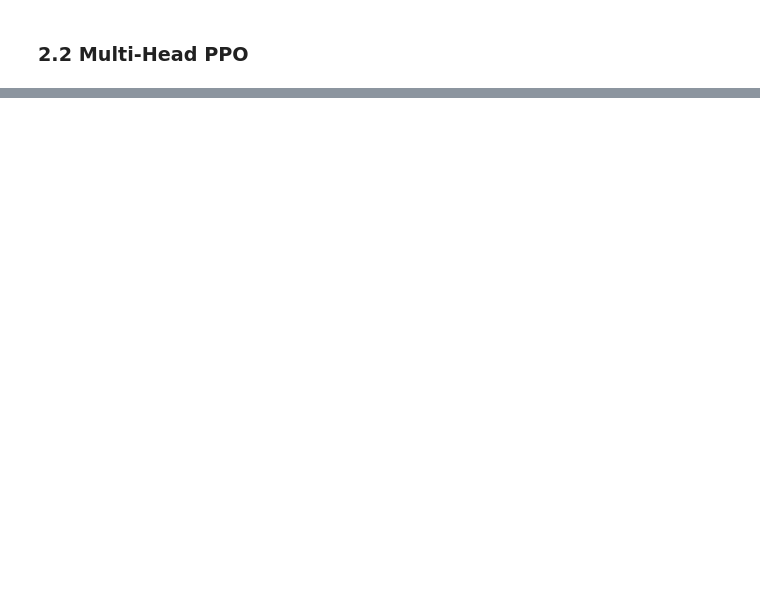
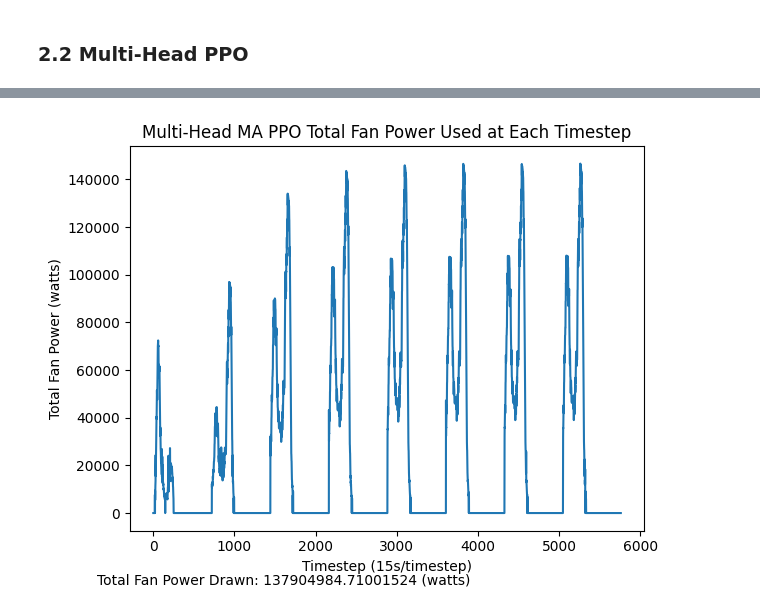
Before and after one commit to yifrankliu/NVAITC, a Jupyter notebook: sustain-lc/benchmarking.ipynb, the cells around one changed output, grey strips where cells are left out. Cells and saved outputs as stored; diff of their text form; code cells hidden in the pictures; blank space fills up the shorter version.

```diff
--- a/sustain-lc/benchmarking.ipynb
+++ b/sustain-lc/benchmarking.ipynb
@@ -224,9 +235,9 @@ from multiagent_ca_ppo import multiagent_ppo_dtde
 from mh_frontier_env import MH_SmallFrontierModel
 from train_mh_ma_ca_ppo import batchify_observations, categorize_actions
 # %%
-# MA PPO specific vars
+# MH MA PPO specific vars
 random_seed = 123
 env_name = "MH_SmallFrontierModel"
 agent_type = 'MultiHead_CA_PPO'
 run_num_pretrained = 2
-MH_weights_directory = path("MH_MA_CA_PPO_preTrained\MH_SmallFrontierModel")
+MH_weights_directory = "MH_MA_CA_PPO_preTrained/MH_SmallFrontierModel/"
@@ -234,17 +250,17 @@ MH_weights_directory = path("MH_MA_CA_PPO_preTrained\MH_SmallFrontierModel")
 # set seed for reproducibility
 if random_seed:
     torch.manual_seed(random_seed)
-    sfm.seed(random_seed)  # pylint: disable=no-member
+    mh_sfm.seed(random_seed)  # pylint: disable=no-member
     np.random.seed(random_seed)
 
 # init agents and load trained weights,
-agent_mdp_dict = {'CDUCAB' : {'state_dim': sfm.observation_space['cdu-cabinet-1'].shape[0],
-                              'action_dim': {'top-level':sfm.action_space['cdu-cabinet-1']['top-level'].shape[0],
-                                             'valve-level':sfm.action_space['cdu-cabinet-1']['valve-level'].shape[0]},
+agent_mdp_dict = {'CDUCAB' : {'state_dim': mh_sfm.observation_space['cdu-cabinet-1'].shape[0],
+                              'action_dim': {'top-level':mh_sfm.action_space['cdu-cabinet-1']['top-level'].shape[0],
+                                             'valve-level':mh_sfm.action_space['cdu-cabinet-1']['valve-level'].shape[0]},
                               'num_centralized_actions' : 5},
 
-                    'CT'        : {'state_dim': sfm.observation_space['cooling-tower-1'].shape[0],
-                                   'action_dim': sfm.action_space['cooling-tower-1'].n,
+                    'CT'        : {'state_dim': mh_sfm.observation_space['cooling-tower-1'].shape[0],
+                                   'action_dim': mh_sfm.action_space['cooling-tower-1'].n,
                                    'num_centralized_actions' : 1,
                                    'has_continuous_action_space': False}
 }
@@ -256,11 +272,11 @@ for agent_id in agent_mdp_dict.keys():
     assert os.path.exists(checkpoint_path), f"Error: {checkpoint_path} does not exist"
     ppo_agent.load(checkpoint_path, agent_id)
 # %%
-# MA PPO Benchmark
-MH_PPO_rec = []
+# MH MA PPO Benchmark
+MH_MA_PPO_rec = []
 
 # reset FMU model env before running an ep
-state = sfm.reset()
+state = mh_sfm.reset()
 batch_state_dict = batchify_observations(state)
 
 # still a list of dicts is kept as the result for df conversion & plotting
@@ -278,11 +294,11 @@ for k in episode_length:
     # categorize actions in to dict format for env
     categorized_actions = categorize_actions(actions)
 
-    state, rewards, done, info = sfm.step(categorized_actions)
+    state, rewards, done, info = mh_sfm.step(categorized_actions)
     batch_state_dict = batchify_observations(state)
 
     temp_dict = {"timestep": k/15,
-                 "reward": reward,
+                 "rewards": rewards,
                  # Server-side Coolant Supply Temp
                  "block-1_boundary-1.T": info['cdu-cabinet-1'][0],
                  "block-1_boundary-2.T": info['cdu-cabinet-1'][1],
@@ -307,21 +323,23 @@ for k in episode_length:
 
     temp_dict['total fan power'] = temp_dict['CT-cell1.PFan'] + temp_dict['CT-cell2.PFan']
 
-    MH_PPO_rec.append(temp_dict)
+    MH_MA_PPO_rec.append(temp_dict)
 # %%
 # Plotting
 # conversion to unscaled physical values for plotting & evaluation
-MA_PPO_df = pd.DataFrame(MA_PPO_rec)
+MH_MA_PPO_df = pd.DataFrame(MH_MA_PPO_rec)
 
 # sum of total power drawn by 2 CT cell fans across all time steps
-sum_power = rule_df['total fan power'].sum()
+sum_power = MH_MA_PPO_df['total fan power'].sum()
 
 plt.figure()
 # testing out lambda, but will need to restructure list of dicts above later
-plt.plot(MA_PPO_df['timestep'], MA_PPO_df['total fan power'])
-plt.title("Rule-Based Control Total Fan Power Used at Each Timestep")
+plt.plot(MH_MA_PPO_df['timestep'], MH_MA_PPO_df['total fan power'])
+plt.title("Multi-Head MA PPO Total Fan Power Used at Each Timestep")
 plt.xlabel("Timestep (15s/timestep)")
 plt.ylabel("Total Fan Power (watts)")
 plt.figtext(0.1, 0.01, f"Total Fan Power Drawn: {sum_power} (watts)")
 plt.tight_layout()
 plt.show()
+# %% [output]
+[figure, added]
```
Also changed, not shown: parts of 11 cells of this notebook, 1 other file.
